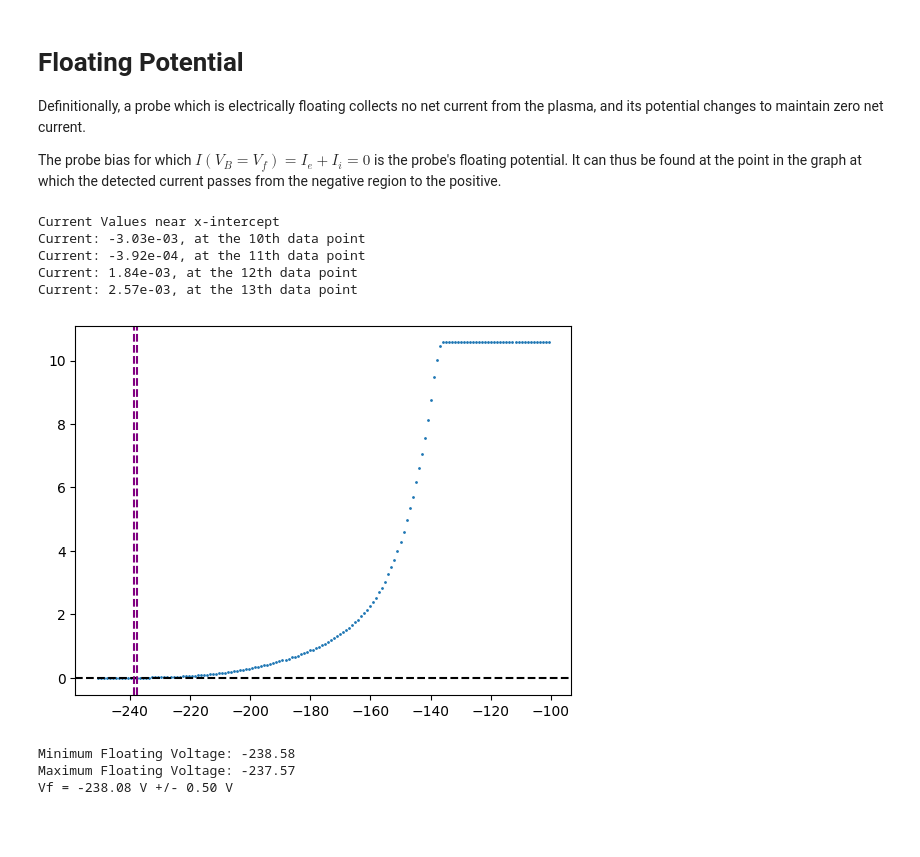
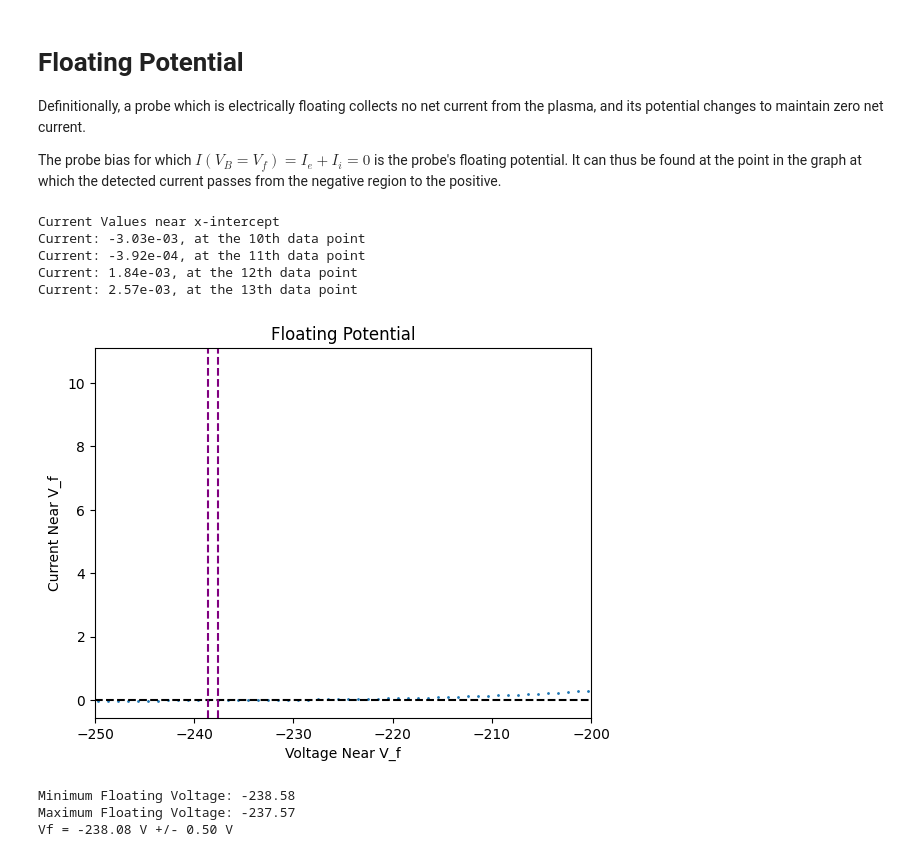
Before and after one commit to maraMaraschino/Adv-Lab, a Jupyter notebook: Langmuir Probe Experiment/langmuir_probe.ipynb, the cells around one changed output. Drawn from its saved outputs; the diff is of its cells as text; code cells hidden in the pictures; blank space fills up the shorter version.

```diff
--- a/Langmuir Probe Experiment/langmuir_probe.ipynb
+++ b/Langmuir Probe Experiment/langmuir_probe.ipynb
@@ -110,29 +111,33 @@ The probe bias for which $I(V_B = V_f) = I_e + I_i = 0$ is the probe's floating
 # %%
 # Finding the floating potential
 # Sweep through the left side of the average data and find the intercept point
 # Narrowing in on the y-intercept
 print(f'Current Values near x-intercept')
 for i, point in enumerate(y_avg[11:15]):
     print(f"Current: {point:.2e}, at the {i+10}th data point")
 V_f1_min = x_avg[12]
 V_f1_max = x_avg[13]
 plt.figure()
 plt.axhline(y=0, color='black', linestyle='--')
 plt.axvline(x=V_f1_min, color='purple', linestyle='--')
 plt.axvline(x=V_f1_max, color='purple', linestyle='--')
+plt.xlim(-250, -200)
+plt.ylabel('Current Near V_f')
+plt.xlabel('Voltage Near V_f')
+plt.title('Floating Potential')
 plt.scatter(x_avg, y_avg, s=1)
 plt.show()
 
 print(f'Minimum Floating Voltage: {V_f1_min:.2f}')
 print(f'Maximum Floating Voltage: {V_f1_max:.2f}')
 print(f'Vf = {(V_f1_max + V_f1_min)/2:.2f} V +/- {abs(V_f1_max-V_f1_min)/2:.2f} V')
 # %% [output]
 Current Values near x-intercept
 Current: -3.03e-03, at the 10th data point
 Current: -3.92e-04, at the 11th data point
 Current: 1.84e-03, at the 12th data point
 Current: 2.57e-03, at the 13th data point
-[figure, old version]
+[figure, new version]
 Minimum Floating Voltage: -238.58
 Maximum Floating Voltage: -237.57
 Vf = -238.08 V +/- 0.50 V
```
Also changed, not shown: parts of 1 cell of this notebook, 1 other file.
